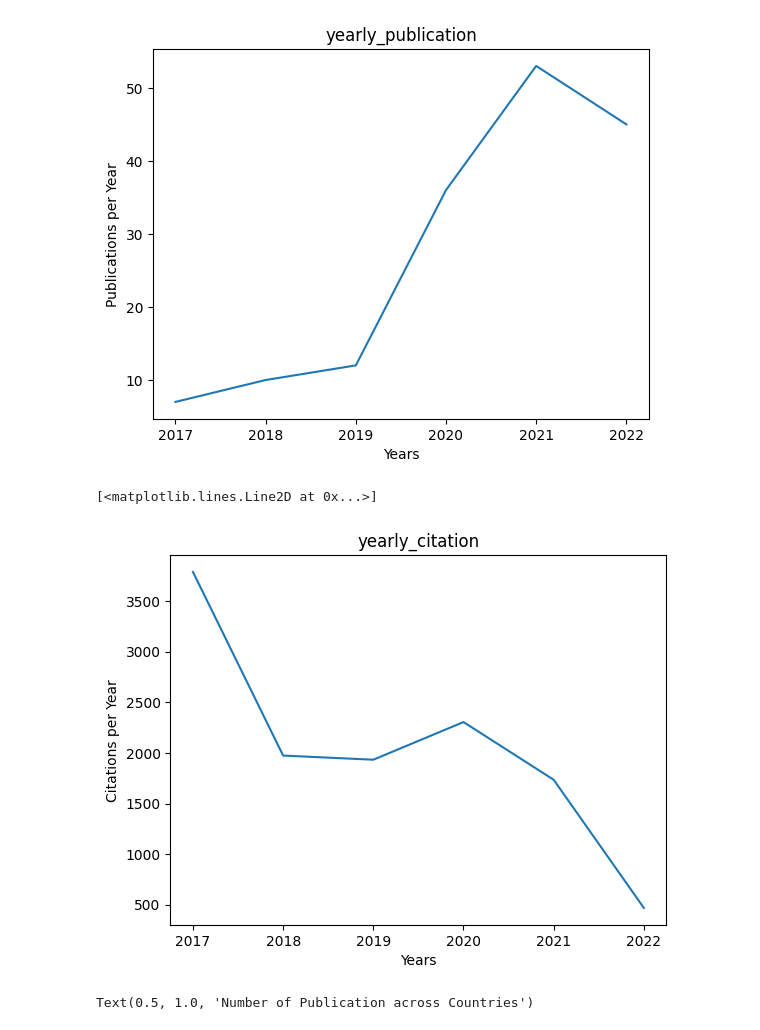
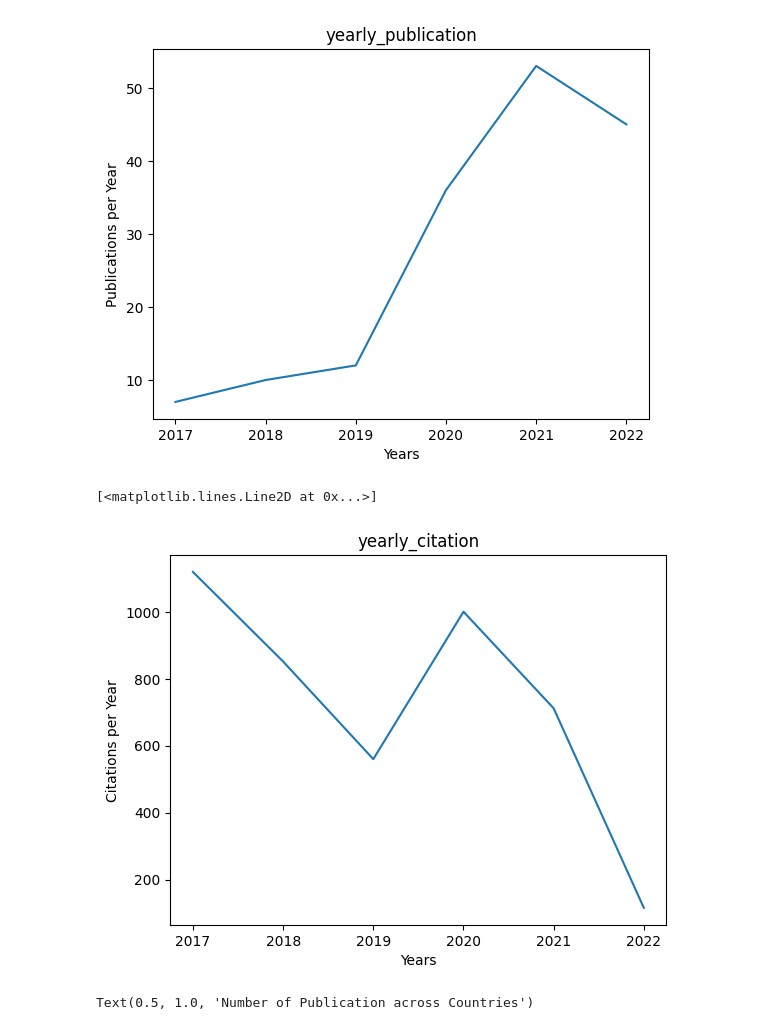
Before and after one commit to christinealin7771/ML-HW, a Jupyter notebook: Assignment_1.ipynb, the cells around one changed output. Drawn from its saved outputs; the diff is of its cells as text; code cells hidden in the pictures.

```diff
--- a/Assignment_1.ipynb
+++ b/Assignment_1.ipynb
@@ -60,28 +60,29 @@ Text(0.5, 1.0, 'yearly_publication')
 # %%
 '''
 Q1-2: Plot the yearly_citation figure, in which the x-axis is the year, the y-axis is the
 total number of citations during that year.
 '''
 
 #x-axis = years
 x = df_merged["Year"].unique()
 x = sorted(x)[1:]
 
 #y-axis = total citation per year
-y = df_merged.groupby(by=["Year"]).sum()["Citation"]
+y = df_merged.drop_duplicates('Article No.')
+y = y.groupby(by=["Year"]).sum()["Citation"]
 y = y[1:]
 
 
 #Labeling graphs
 plt.xlabel("Years")
 plt.ylabel("Citations per Year")
 plt.title("yearly_citation")
 
 #Plot
 plt.plot(x,y)
 # %% [output]
 [<matplotlib.lines.Line2D at 0x...>]
-[figure, old version]
+[figure, new version]
 # %%
 '''
 Q1-3:Plot the figure of the number of publications across countries.
```
